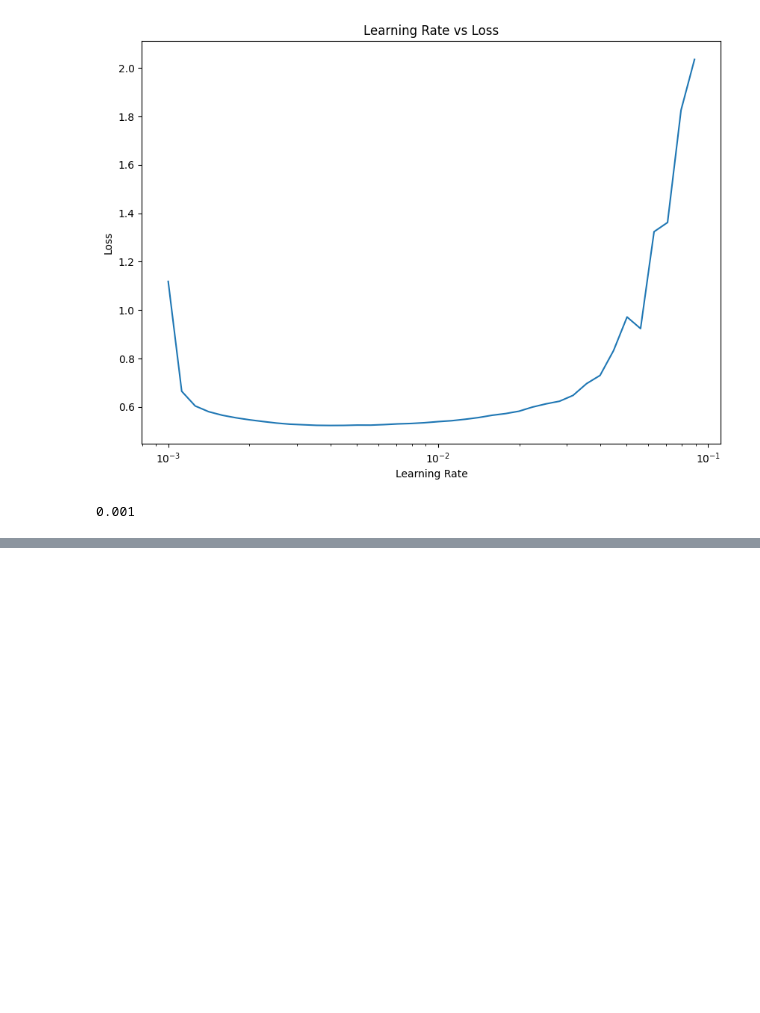
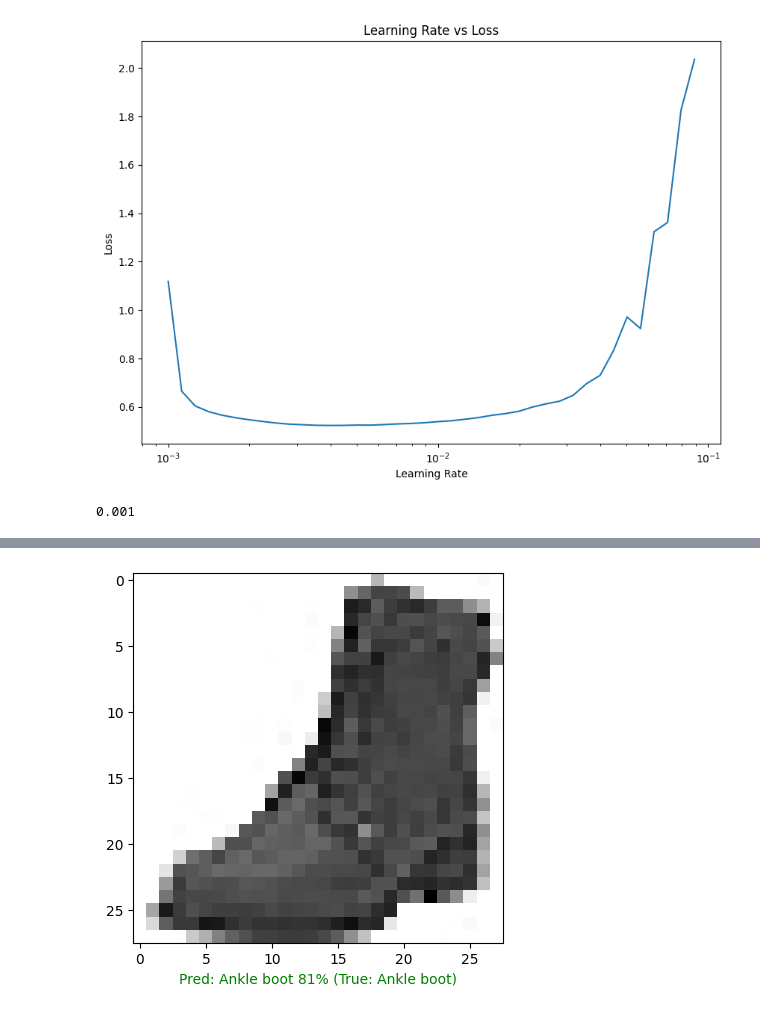
Before and after one commit to Glockrover/LearnTensorFlow, a Jupyter notebook: Neural_Network_Classification.ipynb, the cells around one changed output, grey strips where cells are left out. Saved outputs shown, nothing was run; the diff lists cells and outputs as text; code cells hidden in the pictures; blank space fills up the shorter version.

```diff
--- a/Neural_Network_Classification.ipynb
+++ b/Neural_Network_Classification.ipynb
@@ -1146,0 +1279,30 @@ Epoch 14/20
+# %%
+def plot_radom_image(model, images, y_labels_for_images, classes):
+  """
+  Picks a random image, plots it and labels it with the true and predicted classes
+  """
+
+  # Set up random index
+  i = random.randint(0, len(images) - 1)
+
+  # Create predictions and targets
+  target_image = images[i]
+  pred_probs = model.predict(tf.expand_dims(target_image, axis=0))
+  pred_label = classes[pred_probs.argmax()]
+  true_label = classes[y_labels_for_images[i]]
+
+  # Plot the image
+  plt.imshow(target_image, cmap='binary')
+
+  # Change the color of the title depending on if the prediction is right or wrong
+  if pred_label == true_label:
+    color = 'green'
+  else:
+    color = 'red'
+
+  # Add xlabel information (prediction/true label)
+  plt.xlabel(f"Pred: {pred_label} {tf.reduce_max(pred_probs).numpy()*100:.0f}% (True: {true_label})", color=color)
+# %%
+# Check out a random image as well as it's prediction
+plot_radom_image(model14, X_test, y_test, class_names)
+# %% [output]
@@ -1146,0 +1310 @@ Epoch 14/20
+[figure, added]
```
Also changed, not shown: parts of 11 cells of this notebook.
